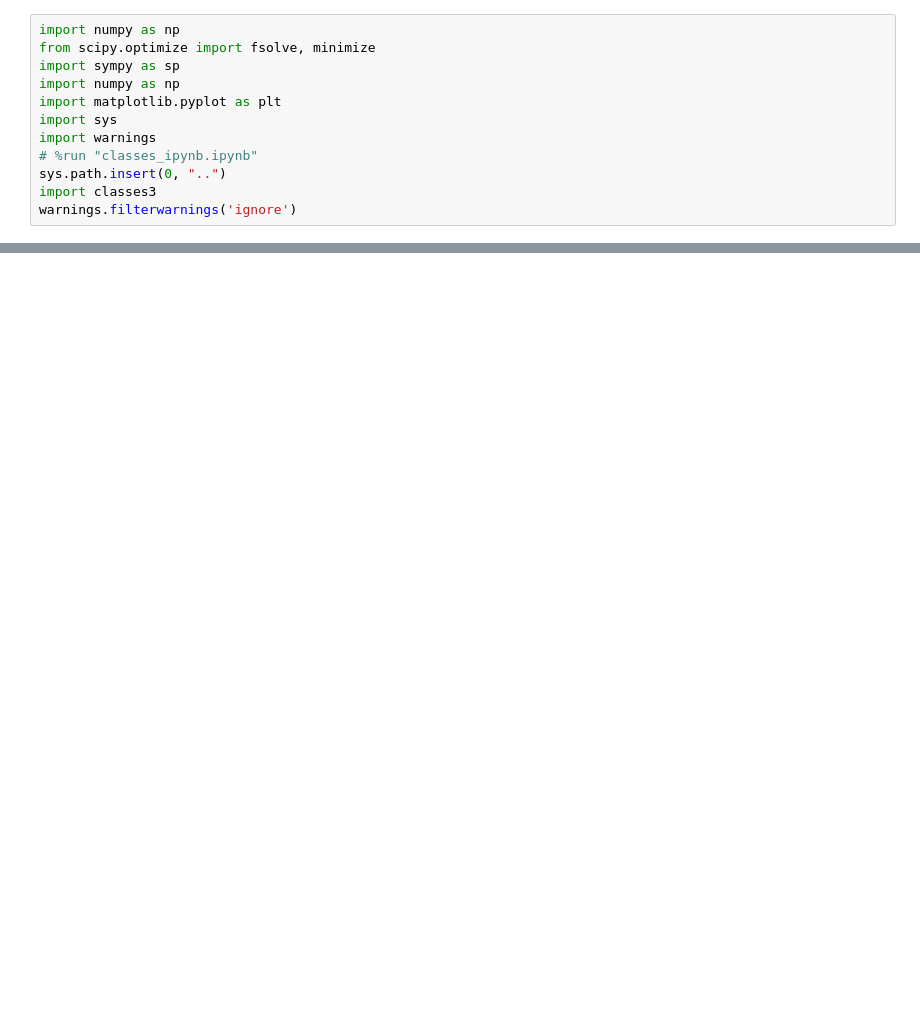
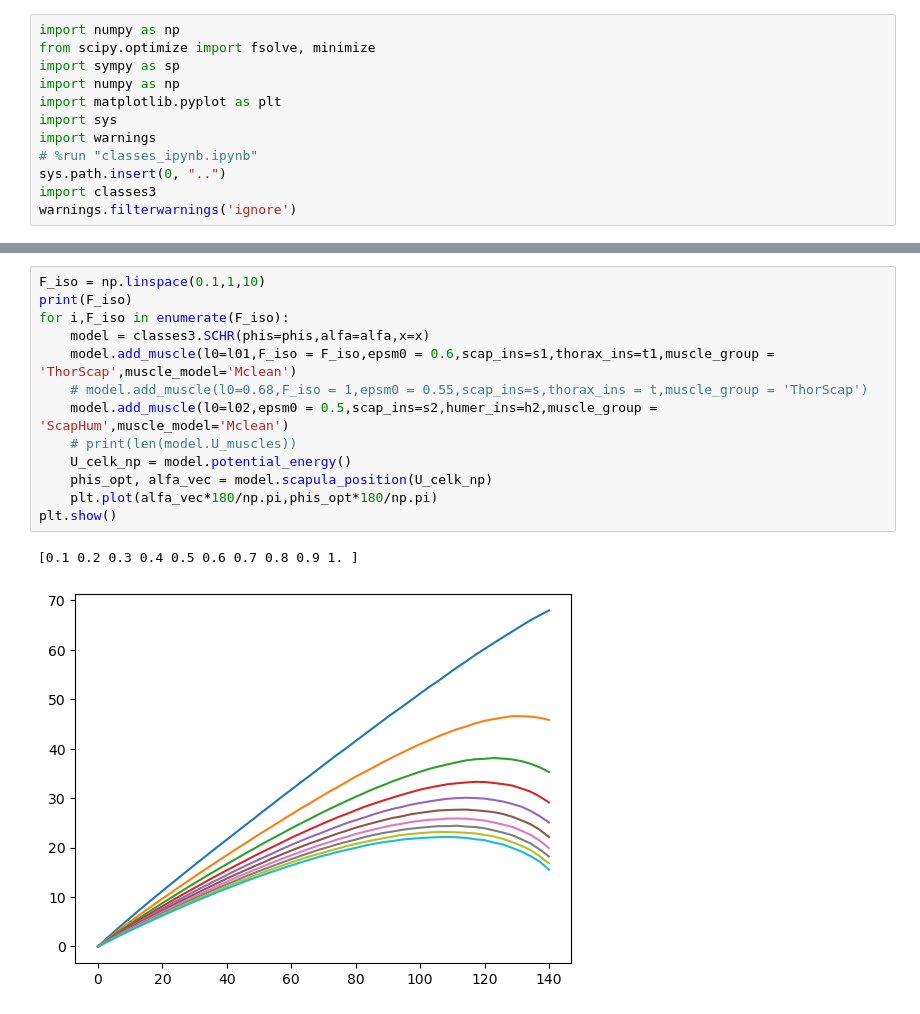
Before and after one commit to zoufaond/Passive_SCHR, a Jupyter notebook: main2.ipynb, the cells around one changed output, grey strips where cells are left out. Saved outputs shown, nothing was run; the diff lists cells and outputs as text; blank space fills up the shorter version.

```diff
--- a/main2.ipynb
+++ b/main2.ipynb
@@ -28,0 +43,16 @@ model.add_muscle(l0=0.1,scap_ins=s,humer_ins = h,muscle_group = 'ScapHum')
+# %%
+F_iso = np.linspace(0.1,1,10)
+print(F_iso)
+for i,F_iso in enumerate(F_iso):
+    model = classes3.SCHR(phis=phis,alfa=alfa,x=x)
+    model.add_muscle(l0=l01,F_iso = F_iso,epsm0 = 0.6,scap_ins=s1,thorax_ins=t1,muscle_group = 'ThorScap',muscle_model='Mclean')
+    # model.add_muscle(l0=0.68,F_iso = 1,epsm0 = 0.55,scap_ins=s,thorax_ins = t,muscle_group = 'ThorScap')
+    model.add_muscle(l0=l02,epsm0 = 0.5,scap_ins=s2,humer_ins=h2,muscle_group = 'ScapHum',muscle_model='Mclean')
+    # print(len(model.U_muscles))
+    U_celk_np = model.potential_energy()
+    phis_opt, alfa_vec = model.scapula_position(U_celk_np)
+    plt.plot(alfa_vec*180/np.pi,phis_opt*180/np.pi)
+plt.show()
+# %% [output]
+[0.1 0.2 0.3 0.4 0.5 0.6 0.7 0.8 0.9 1. ]
+[figure, added]
```
Also changed, not shown: parts of 5 cells of this notebook, 1 other file.
